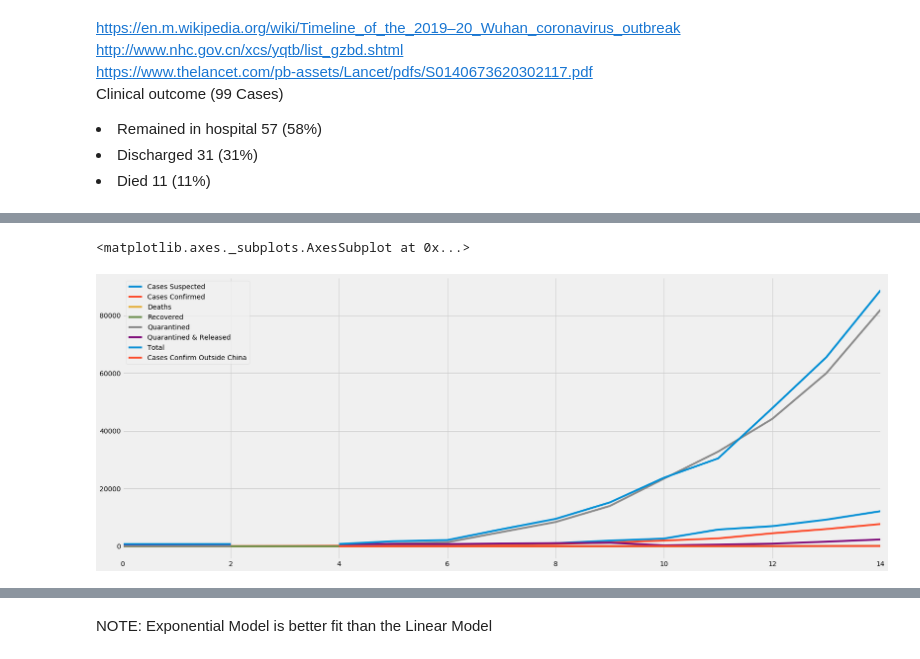
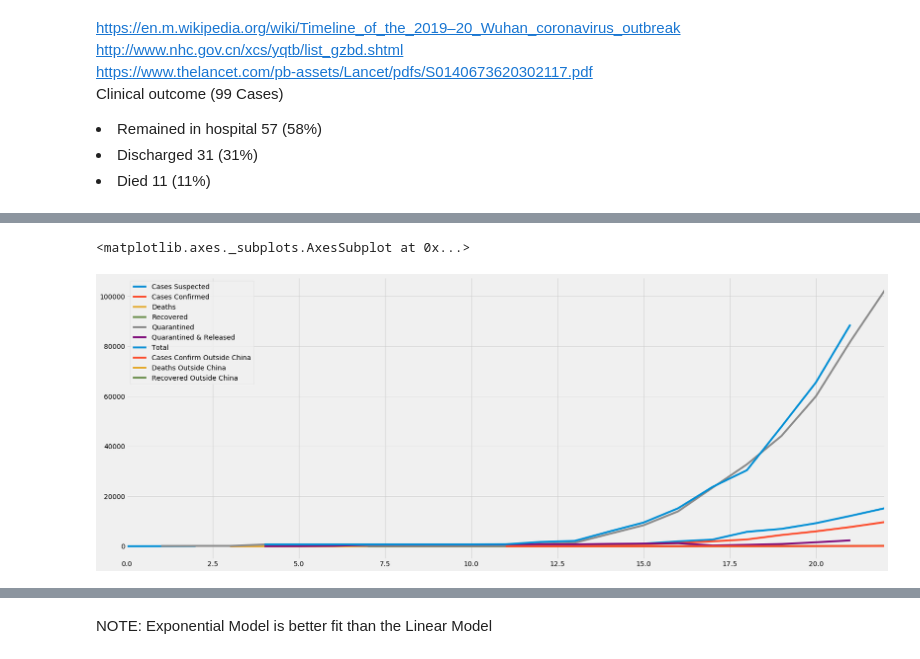
Before and after one commit to smtexas99/ncov19, a Jupyter notebook: ncov2019.ipynb, the cells around one changed output, grey strips where cells are left out. Cells and saved outputs as stored; diff of their text form; code cells hidden in the pictures.

```diff
--- a/ncov2019.ipynb
+++ b/ncov2019.ipynb
@@ -65,6 +48,6 @@ df
 # %%
 rcParams['figure.figsize'] = 25,10
-df.plot()
+df_xls.plot()
 # %% [output]
 <matplotlib.axes._subplots.AxesSubplot at 0x...>
-[figure, old version]
+[figure, new version]
```
Also changed, not shown: parts of 22 cells of this notebook.
